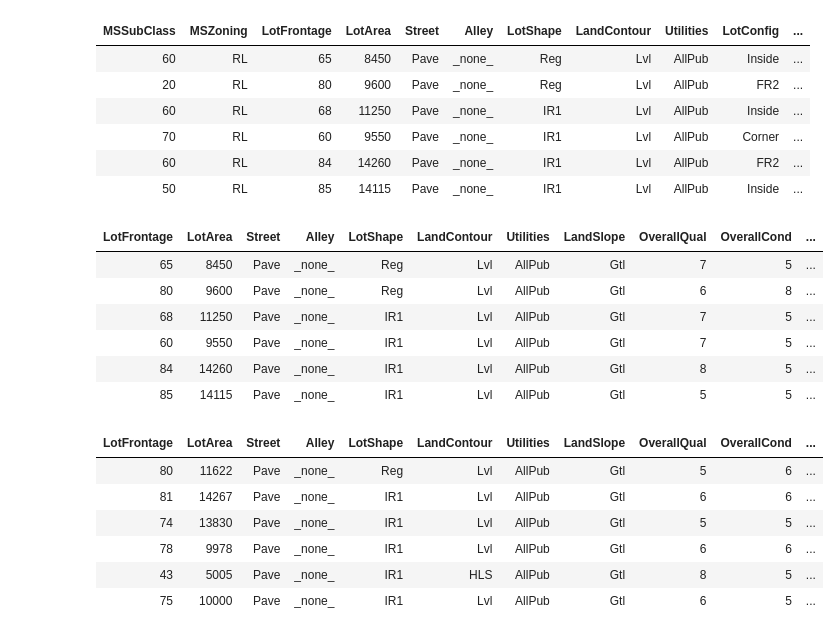
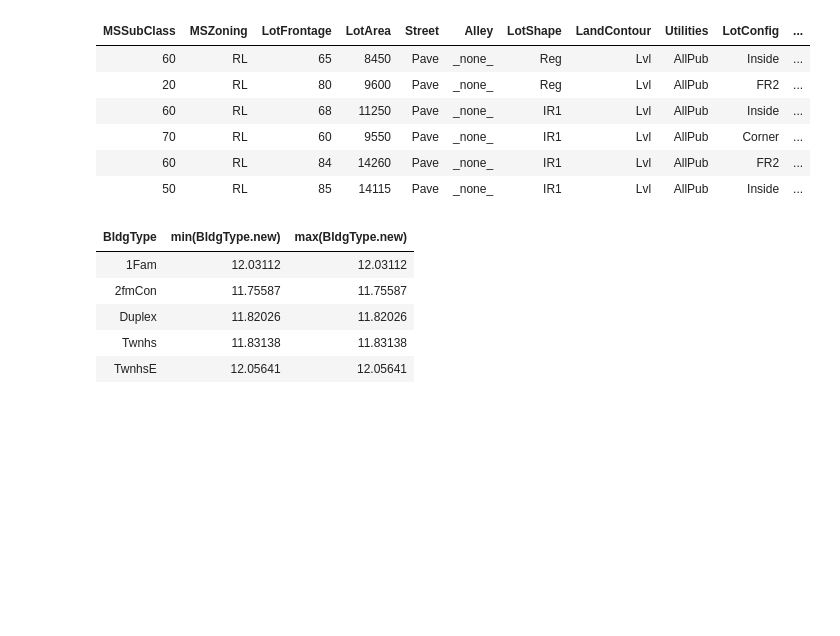
Before and after one commit to MatrixNorm/kaggle, a Jupyter notebook: house-prices/R/notebooks/char_to_numeric_1.ipynb, the cells around one changed output. Cells and saved outputs as stored; diff of their text form; code cells hidden in the pictures; blank space fills up the shorter version.

```diff
--- a/house-prices/R/notebooks/char_to_numeric_1.ipynb
+++ b/house-prices/R/notebooks/char_to_numeric_1.ipynb
@@ -269,38 +269,33 @@ f1(df.training.bad.na.fixed) %>% head
 # %%
 source('main.R')
 
 tranWrap <- function (tran) {
     function (prevRes) {
         res <- tran(prevRes$df)
         list(df = res$df.new, tran = function (df) { res$testsetTransformator(prevRes$tran(df)) })
     }
 }
 
 type2TransContainer <- purrr::map(kaggle.house$trans$type2TransContainer, tranWrap)
 
 # fn <- type2TransContainer[[1]]
 # res <- fn(list(df = df.training, tran = function(df) { df }))
 # res$tran(df.testing)
 
 allType2Transform <- do.call(purrr::compose, type2TransContainer)
 
 res <- allType2Transform(list(df = df.training, tran = function(df) { df }))
 
-res$df %>% head %>% select(-dplyr::one_of(type2TransContainer %>% names))
+train <- res$df #%>% select(-dplyr::one_of(type2TransContainer %>% names))
 
-res$tran(df.testing) %>% head %>% select(-dplyr::one_of(type2TransContainer %>% names))
+test <- res$tran(df.testing) #%>% select(-dplyr::one_of(type2TransContainer %>% names))
+
+train %>% group_by(BldgType) %>% summarise(min(BldgType.new), max(BldgType.new))
+test %>% group_by(BldgType) %>% summarise(min(BldgType.new), max(BldgType.new))
 # %% [output]
-| LotFrontage | LotArea | Street | Alley | LotShape | LandContour | Utilities | LandSlope | OverallQual | OverallCond | ... |
-| 65 | 8450 | Pave | _none_ | Reg | Lvl | AllPub | Gtl | 7 | 5 | ... |
-| 80 | 9600 | Pave | _none_ | Reg | Lvl | AllPub | Gtl | 6 | 8 | ... |
-| 68 | 11250 | Pave | _none_ | IR1 | Lvl | AllPub | Gtl | 7 | 5 | ... |
-| 60 | 9550 | Pave | _none_ | IR1 | Lvl | AllPub | Gtl | 7 | 5 | ... |
-| 84 | 14260 | Pave | _none_ | IR1 | Lvl | AllPub | Gtl | 8 | 5 | ... |
-| 85 | 14115 | Pave | _none_ | IR1 | Lvl | AllPub | Gtl | 5 | 5 | ... |
+| BldgType | min(BldgType.new) | max(BldgType.new) |
+| 1Fam | 12.03112 | 12.03112 |
+| 2fmCon | 11.75587 | 11.75587 |
+| Duplex | 11.82026 | 11.82026 |
+| Twnhs | 11.83138 | 11.83138 |
+| TwnhsE | 12.05641 | 12.05641 |
-| LotFrontage | LotArea | Street | Alley | LotShape | LandContour | Utilities | LandSlope | OverallQual | OverallCond | ... |
-| 80 | 11622 | Pave | _none_ | Reg | Lvl | AllPub | Gtl | 5 | 6 | ... |
-| 81 | 14267 | Pave | _none_ | IR1 | Lvl | AllPub | Gtl | 6 | 6 | ... |
-| 74 | 13830 | Pave | _none_ | IR1 | Lvl | AllPub | Gtl | 5 | 5 | ... |
-| 78 | 9978 | Pave | _none_ | IR1 | Lvl | AllPub | Gtl | 6 | 6 | ... |
-| 43 | 5005 | Pave | _none_ | IR1 | HLS | AllPub | Gtl | 8 | 5 | ... |
-| 75 | 10000 | Pave | _none_ | IR1 | Lvl | AllPub | Gtl | 6 | 5 | ... |
```
